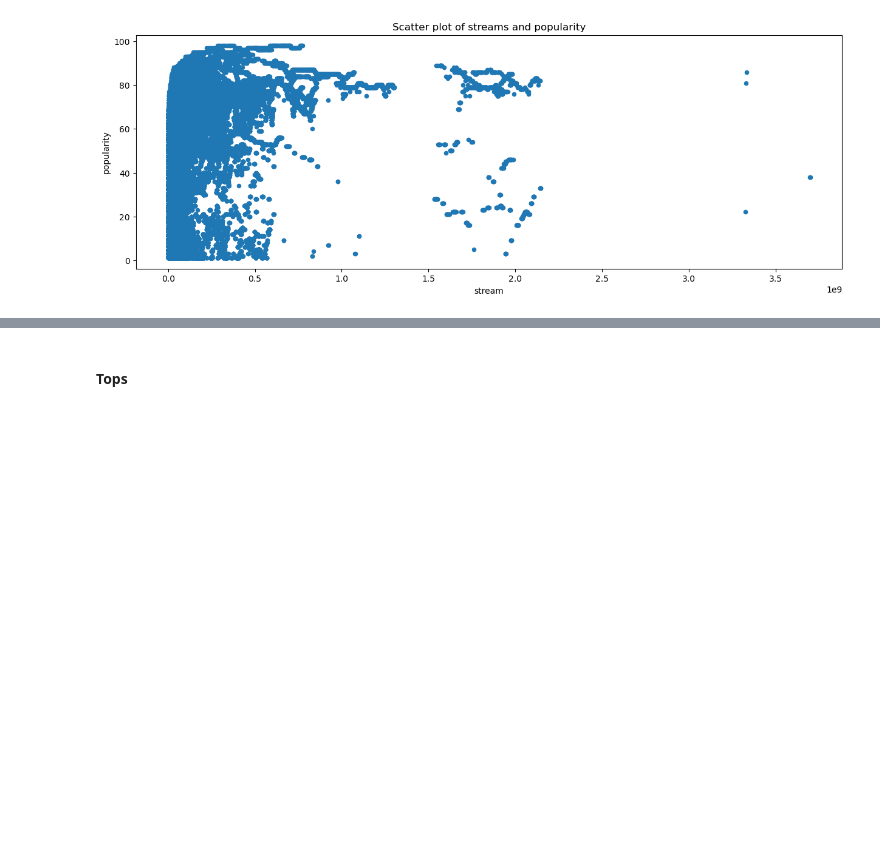
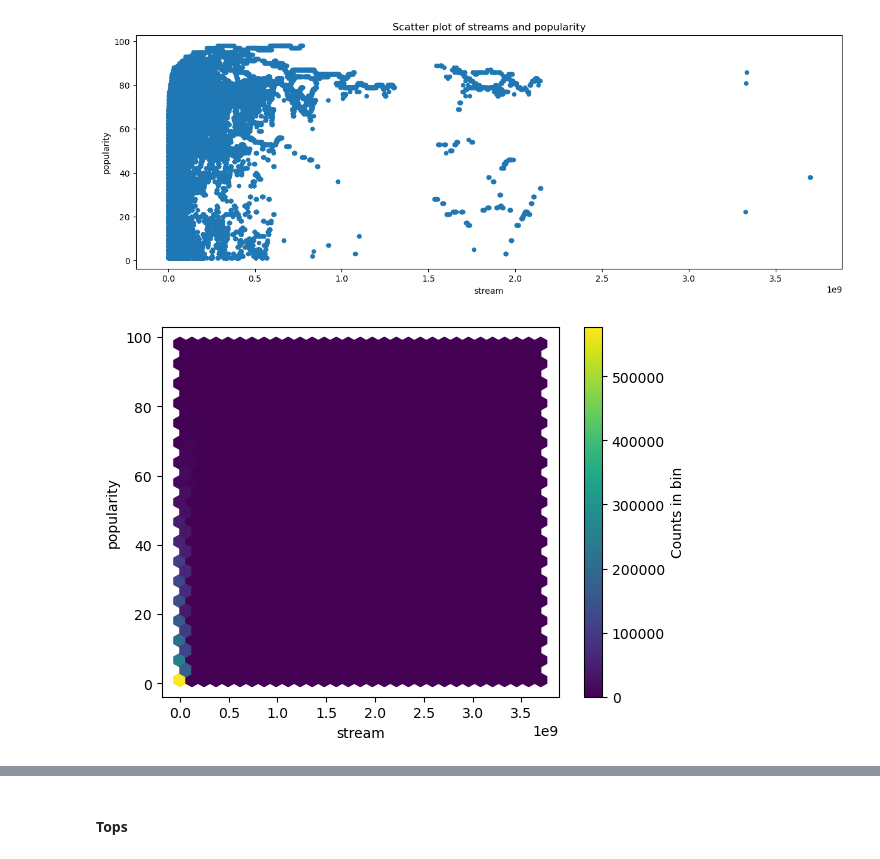
Before and after one commit to Marwan-bkr/Data_Project, a Jupyter notebook: Assessment.ipynb, the cells around one changed output, grey strips where cells are left out. Saved outputs shown, nothing was run; the diff lists cells and outputs as text; code cells hidden in the pictures; blank space fills up the shorter version.

```diff
--- a/Assessment.ipynb
+++ b/Assessment.ipynb
@@ -307,3 +309,12 @@ df_temp.plot(x='stream', y='popularity', kind='scatter', figsize=(15, 5), title=
 plt.show()
 # %% [output]
 [figure]
+# %%
+df_temp = pd.read_sql("select popularity, stream from public.score;", engine)
+plt.hexbin(df_temp['stream'], df_temp['popularity'], gridsize=30, cmap='viridis')
+plt.xlabel('stream')
+plt.ylabel('popularity')
+plt.colorbar(label='Counts in bin')
+plt.show()
+# %% [output]
+[figure, added]
```
Also changed, not shown: parts of 6 cells of this notebook.
